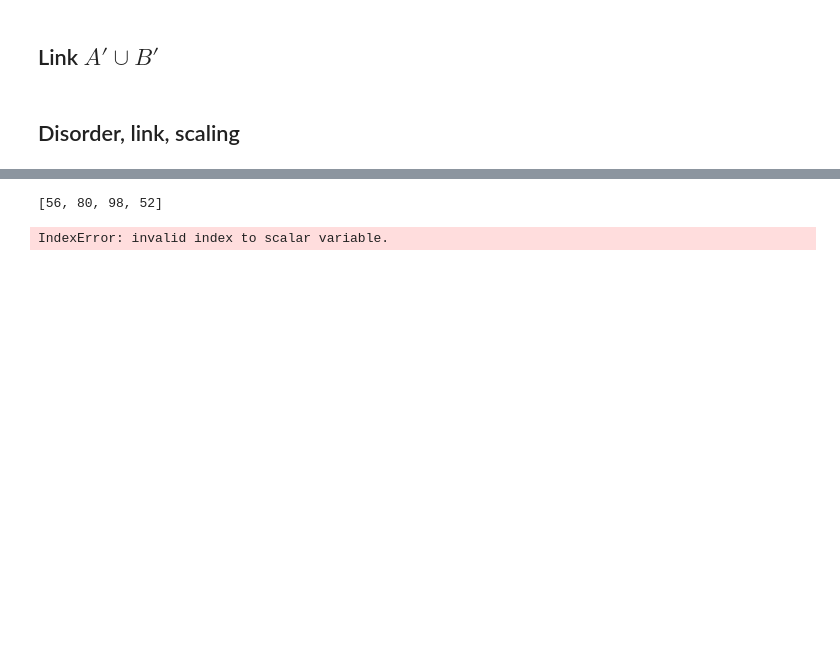
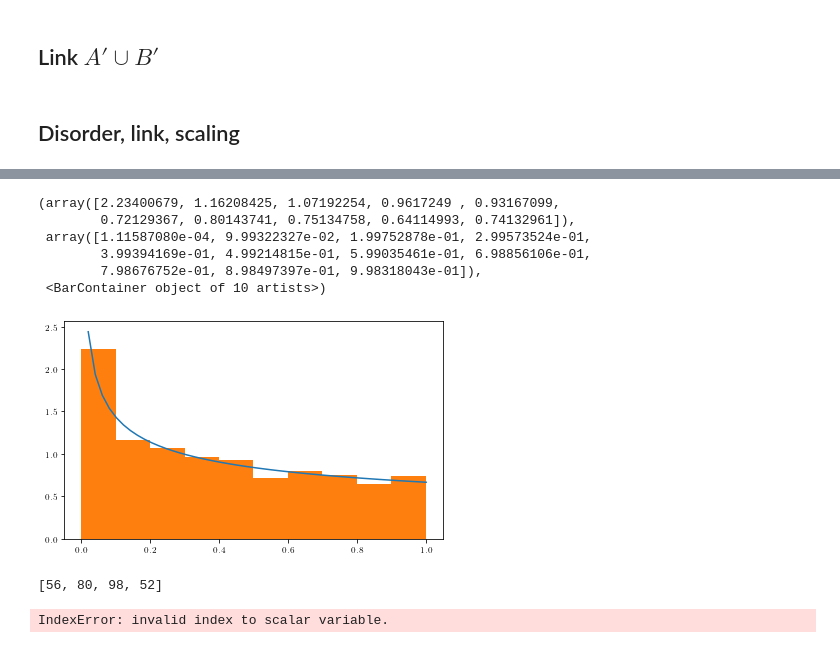
Before and after one commit to hainingpan/SPT, a Jupyter notebook: test_ssh.ipynb, the cells around one changed output, grey strips where cells are left out. Cells and saved outputs as stored; diff of their text form; code cells hidden in the pictures; blank space fills up the shorter version.

```diff
--- a/test_ssh.ipynb
+++ b/test_ssh.ipynb
@@ -1832,3 +1830,22 @@ x
+# %%
+x=randomize_J(1000,1.5)
+# %%
+delta=1.5
+x_list=np.linspace(0,1)
+y_list=1/delta*x_list**(-1+1/delta)
+# %%
+fig,ax=plt.subplots()
+
+ax.plot(x_list,y_list)
+ax.hist(x,density=True)
+# %% [output]
+(array([2.23400679, 1.16208425, 1.07192254, 0.9617249 , 0.93167099,
+        0.72129367, 0.80143741, 0.75134758, 0.64114993, 0.74132961]),
+ array([1.11587080e-04, 9.99322327e-02, 1.99752878e-01, 2.99573524e-01,
+        3.99394169e-01, 4.99214815e-01, 5.99035461e-01, 6.98856106e-01,
+        7.98676752e-01, 8.98497397e-01, 9.98318043e-01]),
+ <BarContainer object of 10 artists>)
+[figure, added]
 # %%
 [x[index] for index in (proj_index)]
 # %% [output]
```
Also changed, not shown: parts of 13 cells of this notebook, 2 other files.
